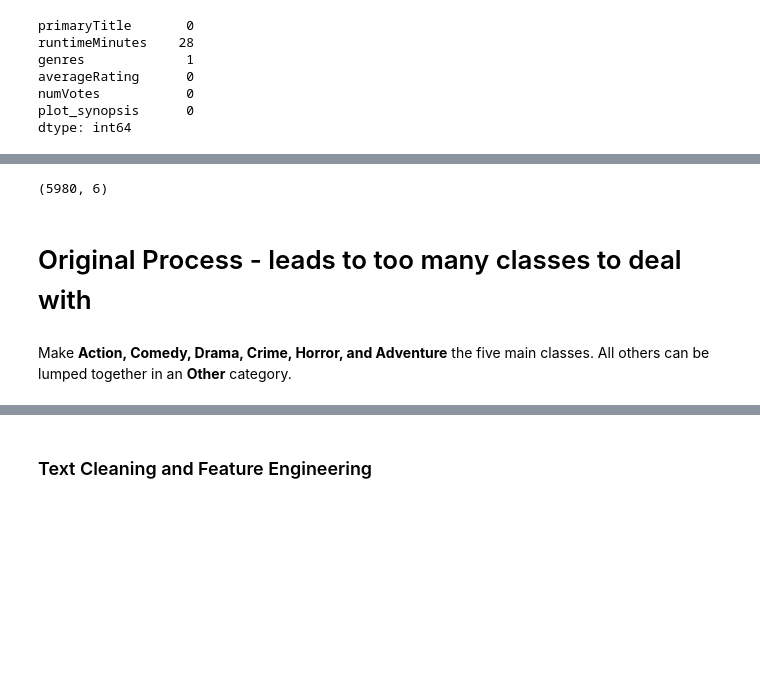
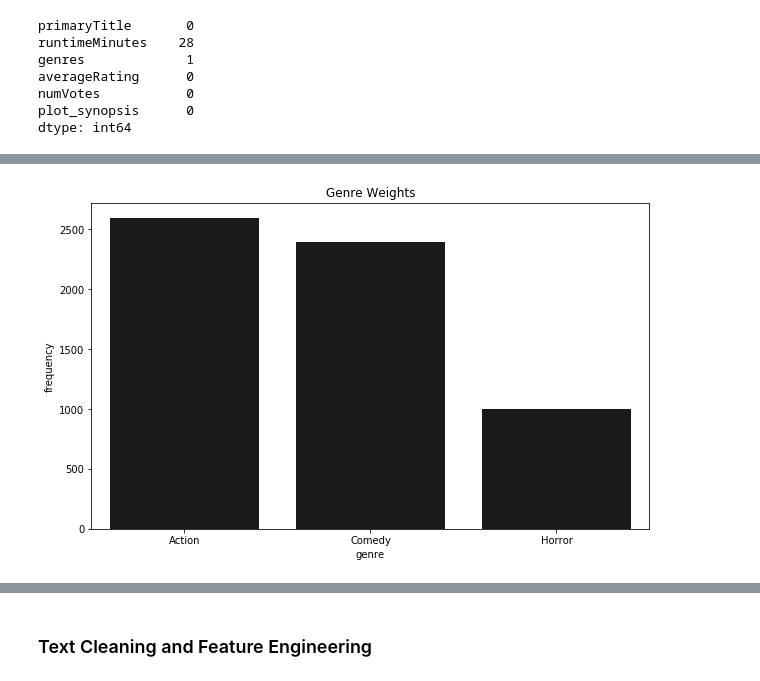
Before and after one commit to itooley/MLProject_426, a Jupyter notebook: project_code.ipynb, the cells around one changed output, grey strips where cells are left out. Drawn from its saved outputs; the diff is of its cells as text; code cells hidden in the pictures; blank space fills up the shorter version.

```diff
--- a/project_code.ipynb
+++ b/project_code.ipynb
@@ -167,5 +164,16 @@ Three main classes:
 movies_keep = movies_clean[(movies_clean['genre'] == 'Action') |
                            (movies_clean['genre'] == 'Comedy') |
                            (movies_clean['genre'] == 'Horror')].reset_index(drop=True)
-movies_keep.head()
+
+genre_freq = pd.DataFrame(movies_keep['genre'].value_counts())
+genre_freq
+
+f, ax = plt.subplots(figsize=(10, 6))
+sns.set_color_codes("pastel")
+sns.barplot(x=['Action', 'Comedy', 'Horror'], y=genre_freq.iloc[:,0],
+            label='Total', color='k')
+ax.set(ylabel="frequency",
+       xlabel="genre",
+       title="Genre Weights")
+f.show()
 # %% [output]
@@ -178,8 +180 @@ movies_keep.head()
+[figure, added]
-# %%
-movies_keep.shape
-# %% [output]
-(5980, 6)
-# %% [markdown]
-# Original Process - leads to too many classes to deal with
-# %% [markdown]
-Make **Action, Comedy, Drama, Crime, Horror, and Adventure** the five main classes. All others can be lumped together in an **Other** category.
```
Also changed, not shown: parts of 49 cells of this notebook.
